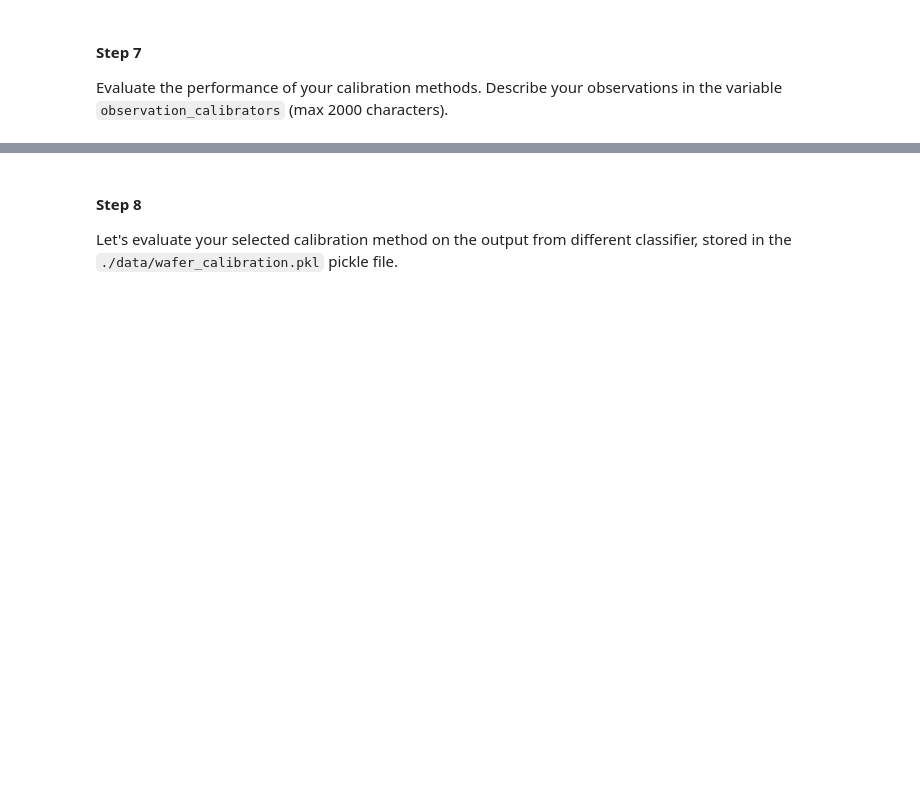
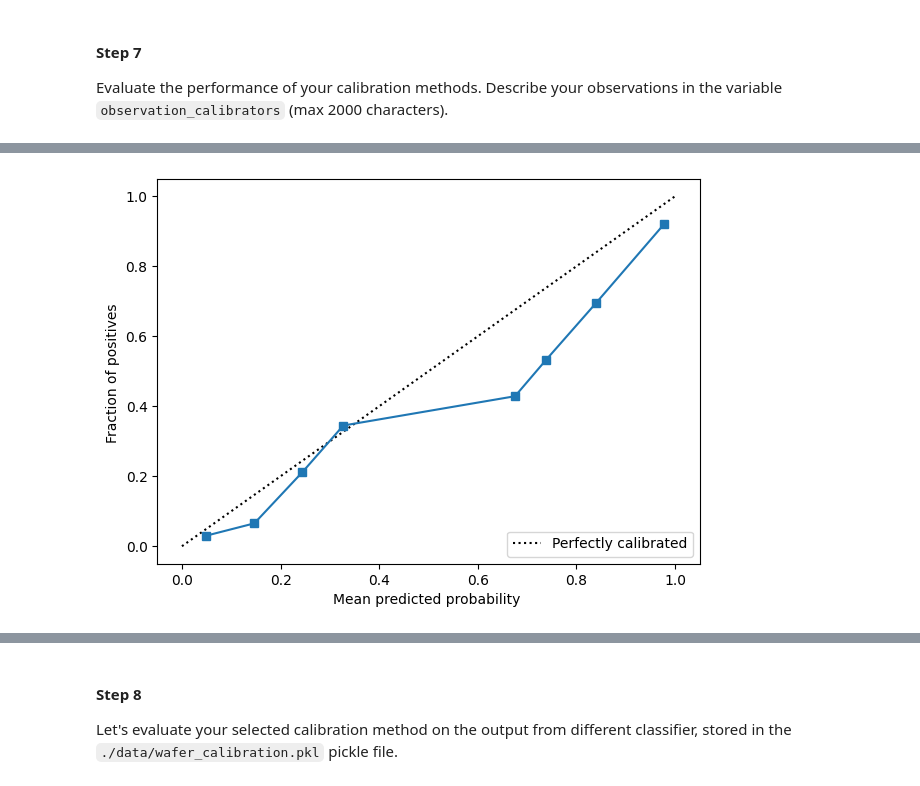
Before and after one commit to Silvia29/ML-in-Industry, a Jupyter notebook: calibration.ipynb, the cells around one changed output, grey strips where cells are left out. Saved outputs shown, nothing was run; the diff lists cells and outputs as text; code cells hidden in the pictures; blank space fills up the shorter version.

```diff
--- a/calibration.ipynb
+++ b/calibration.ipynb
@@ -572,0 +562,8 @@ NameError: name 'plt' is not defined
+# %%
+plt.rcParams["figure.figsize"] = (7,5)
+
+prob_true_3, prob_pred_3 = calibration_curve(y_binary_test,calibrated_p_bin, n_bins=10,normalize='True')
+disp_3 = CalibrationDisplay(prob_true_3, prob_pred_3,calibrated_p_bin )
+disp_3.plot();
+# %% [output]
+[figure, added]
```
Also changed, not shown: parts of 33 cells of this notebook.
